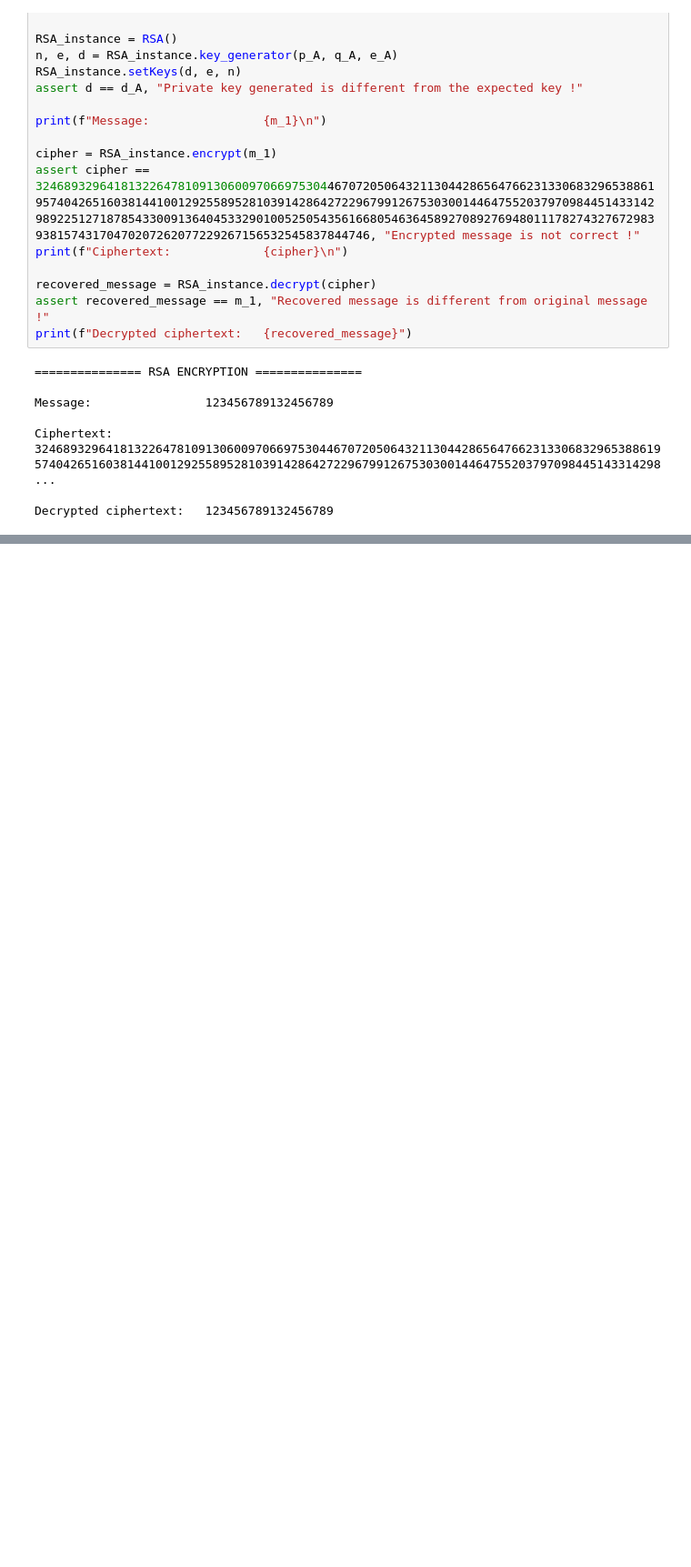
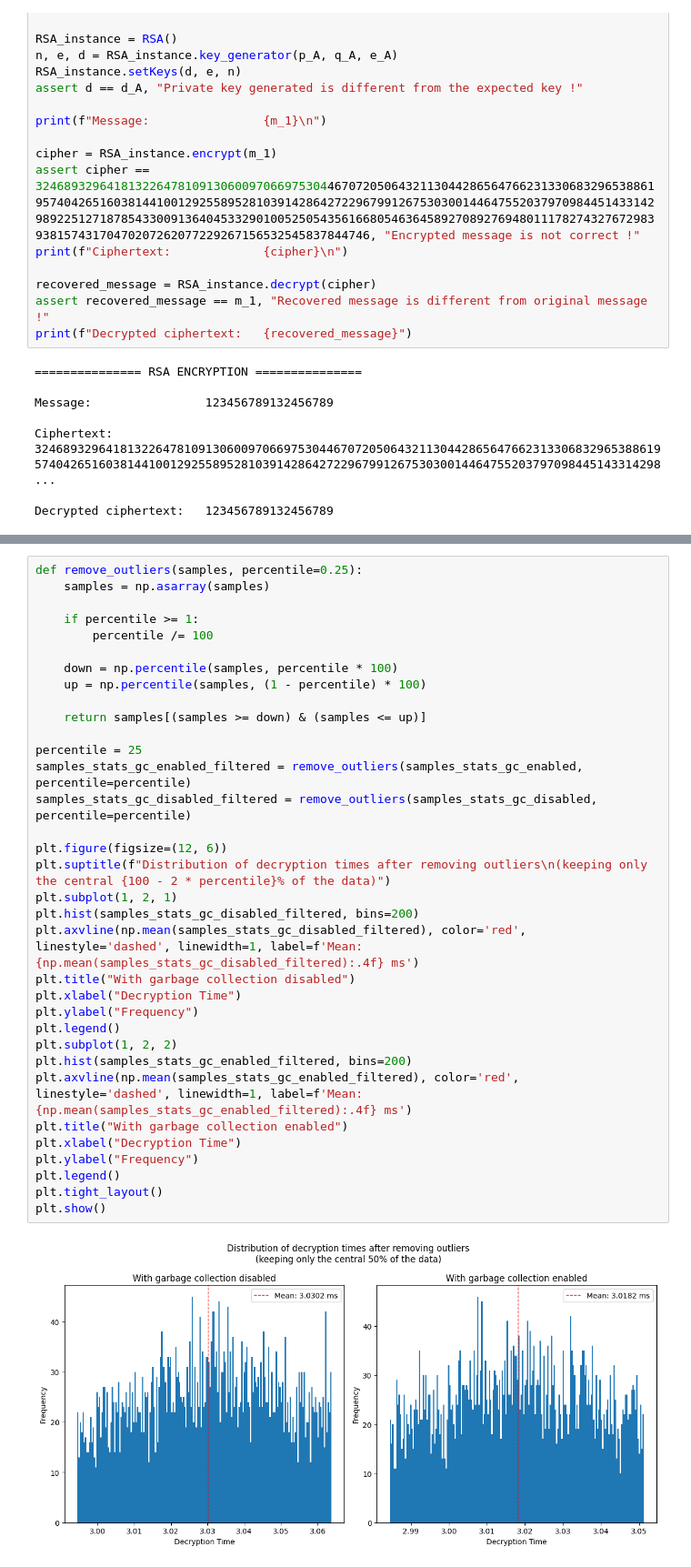
Before and after one commit to Arkanthara/advanced_security, a Jupyter notebook: code/rsa_timing_attack.ipynb, the cells around one changed output, grey strips where cells are left out. Shown at 91% size. Cells and saved outputs as stored; diff of their text form; blank space fills up the shorter version.

```diff
--- a/code/rsa_timing_attack.ipynb
+++ b/code/rsa_timing_attack.ipynb
@@ -361,0 +438,36 @@ Candidate key: 13181, Variance: 4301972259.56, Error rate: 70.00%
+# %%
+def remove_outliers(samples, percentile=0.25):
+    samples = np.asarray(samples)
+
+    if percentile >= 1:
+        percentile /= 100
+
+    down = np.percentile(samples, percentile * 100)
+    up = np.percentile(samples, (1 - percentile) * 100)
+
+    return samples[(samples >= down) & (samples <= up)]
+
+percentile = 25
+samples_stats_gc_enabled_filtered = remove_outliers(samples_stats_gc_enabled, percentile=percentile)
+samples_stats_gc_disabled_filtered = remove_outliers(samples_stats_gc_disabled, percentile=percentile)
+
+plt.figure(figsize=(12, 6))
+plt.suptitle(f"Distribution of decryption times after removing outliers\n(keeping only the central {100 - 2 * percentile}% of the data)")
+plt.subplot(1, 2, 1)
+plt.hist(samples_stats_gc_disabled_filtered, bins=200)
+plt.axvline(np.mean(samples_stats_gc_disabled_filtered), color='red', linestyle='dashed', linewidth=1, label=f'Mean: {np.mean(samples_stats_gc_disabled_filtered):.4f} ms')
+plt.title("With garbage collection disabled")
+plt.xlabel("Decryption Time")
+plt.ylabel("Frequency")
+plt.legend()
+plt.subplot(1, 2, 2)
+plt.hist(samples_stats_gc_enabled_filtered, bins=200)
+plt.axvline(np.mean(samples_stats_gc_enabled_filtered), color='red', linestyle='dashed', linewidth=1, label=f'Mean: {np.mean(samples_stats_gc_enabled_filtered):.4f} ms')
+plt.title("With garbage collection enabled")
+plt.xlabel("Decryption Time")
+plt.ylabel("Frequency")
+plt.legend()
+plt.tight_layout()
+plt.show()
+# %% [output]
+[figure, added]
```
Also changed, not shown: parts of 20 cells of this notebook.
